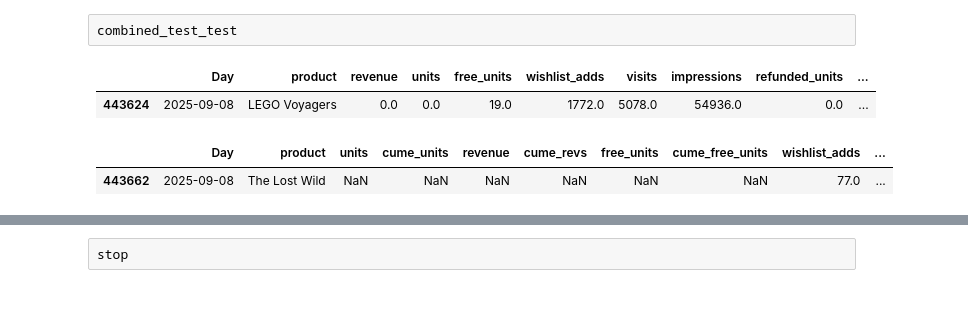
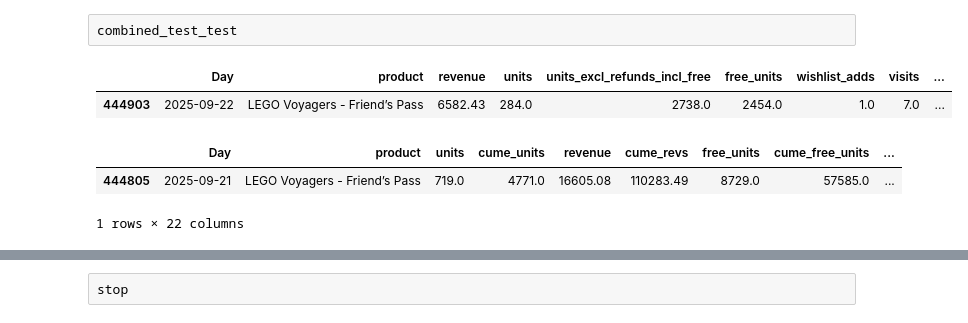
Before and after one commit to dougsack/IndieBI-Sales-EDA, a Jupyter notebook: Time_Series_Mongo_DB_Update.ipynb, the cells around one changed output, grey strips where cells are left out. Cells and saved outputs as stored; diff of their text form; code cells hidden in the pictures.

```diff
--- a/Time_Series_Mongo_DB_Update.ipynb
+++ b/Time_Series_Mongo_DB_Update.ipynb
@@ -141,10 +142,10 @@ test['Day'] = pd.to_datetime(test['Day'] )
 # %%
 test = test.sort_values(by='Day')
 # %%
-test.query("Day=='2025-09-08' & product =='LEGO Voyagers'")
+test.query("Day=='2025-09-22' & product ==@product_name")
 # %% [output]
-|  | Day | product | revenue | units | free_units | wishlist_adds | visits | impressions | refunded_units | ... |
-| 443624 | 2025-09-08 | LEGO Voyagers | 0.0 | 0.0 | 19.0 | 1772.0 | 5078.0 | 54936.0 | 0.0 | ... |
+|  | Day | product | revenue | units | units_excl_refunds_incl_free | free_units | wishlist_adds | visits | ... |
+| 444903 | 2025-09-22 | LEGO Voyagers - Friend’s Pass | 6582.43 | 284.0 | 2738.0 | 2454.0 | 1.0 | 7.0 | ... |
 # %%
 test['cume_units'] = test.groupby('product')['units'].cumsum()
 test['cume_revs'] = test.groupby('product')['revenue'].cumsum()
@@ -182,8 +186,9 @@ cols_ = ['Day',
 # %%
 df = test[cols_]
 # %%
-test[cols_].query("product=='The Lost Wild' & Day =='2025-09-08'")
+test[cols_].query("product=='LEGO Voyagers - Friend’s Pass' & Day =='2025-09-21'")
 # %% [output]
-|  | Day | product | units | cume_units | revenue | cume_revs | free_units | cume_free_units | wishlist_adds | ... |
-| 443662 | 2025-09-08 | The Lost Wild | NaN | NaN | NaN | NaN | NaN | NaN | 77.0 | ... |
+|  | Day | product | units | cume_units | revenue | cume_revs | free_units | cume_free_units | ... |
+| 444805 | 2025-09-21 | LEGO Voyagers - Friend’s Pass | 719.0 | 4771.0 | 16605.08 | 110283.49 | 8729.0 | 57585.0 | ... |
+1 rows × 22 columns
 # %%
```
Also changed, not shown: parts of 12 cells of this notebook, 3 other files.
